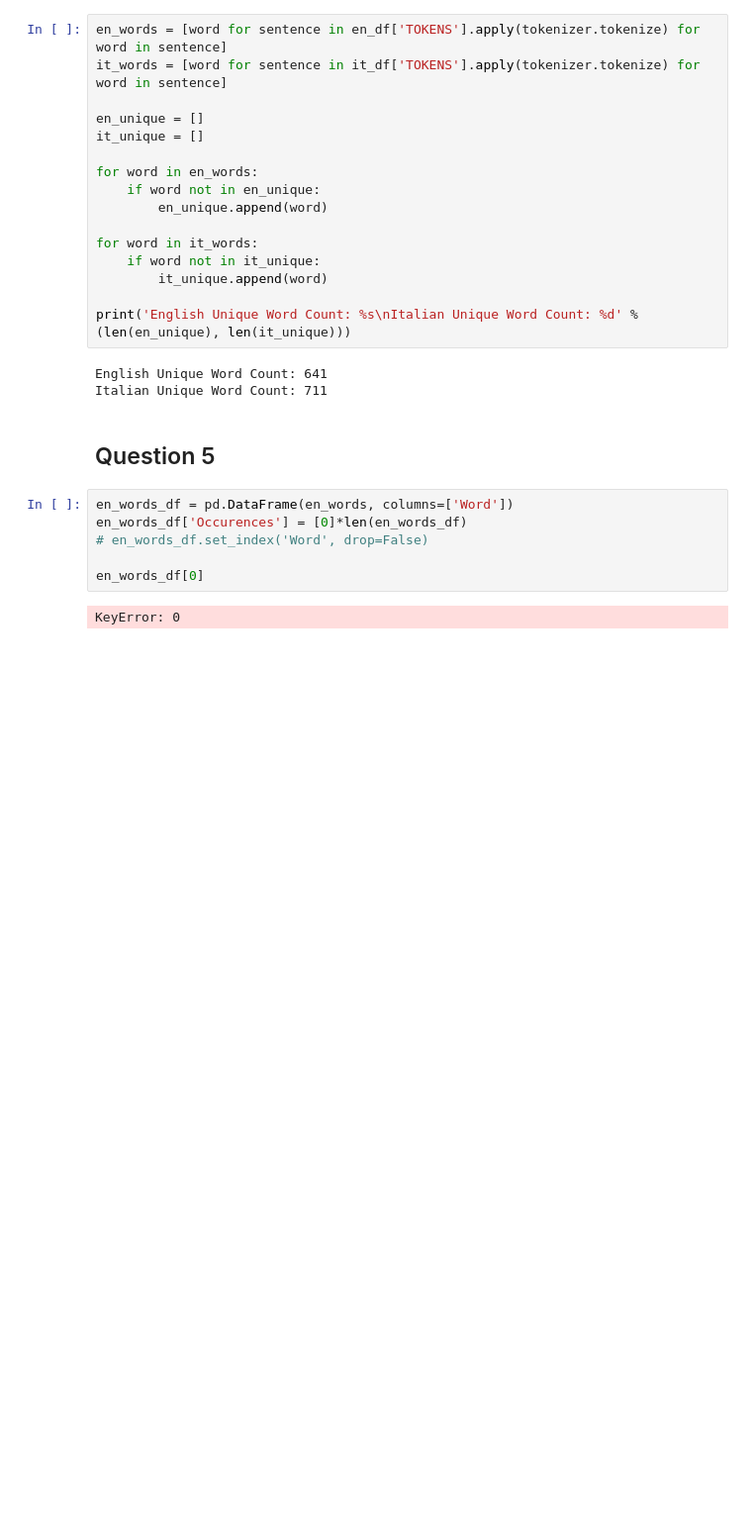
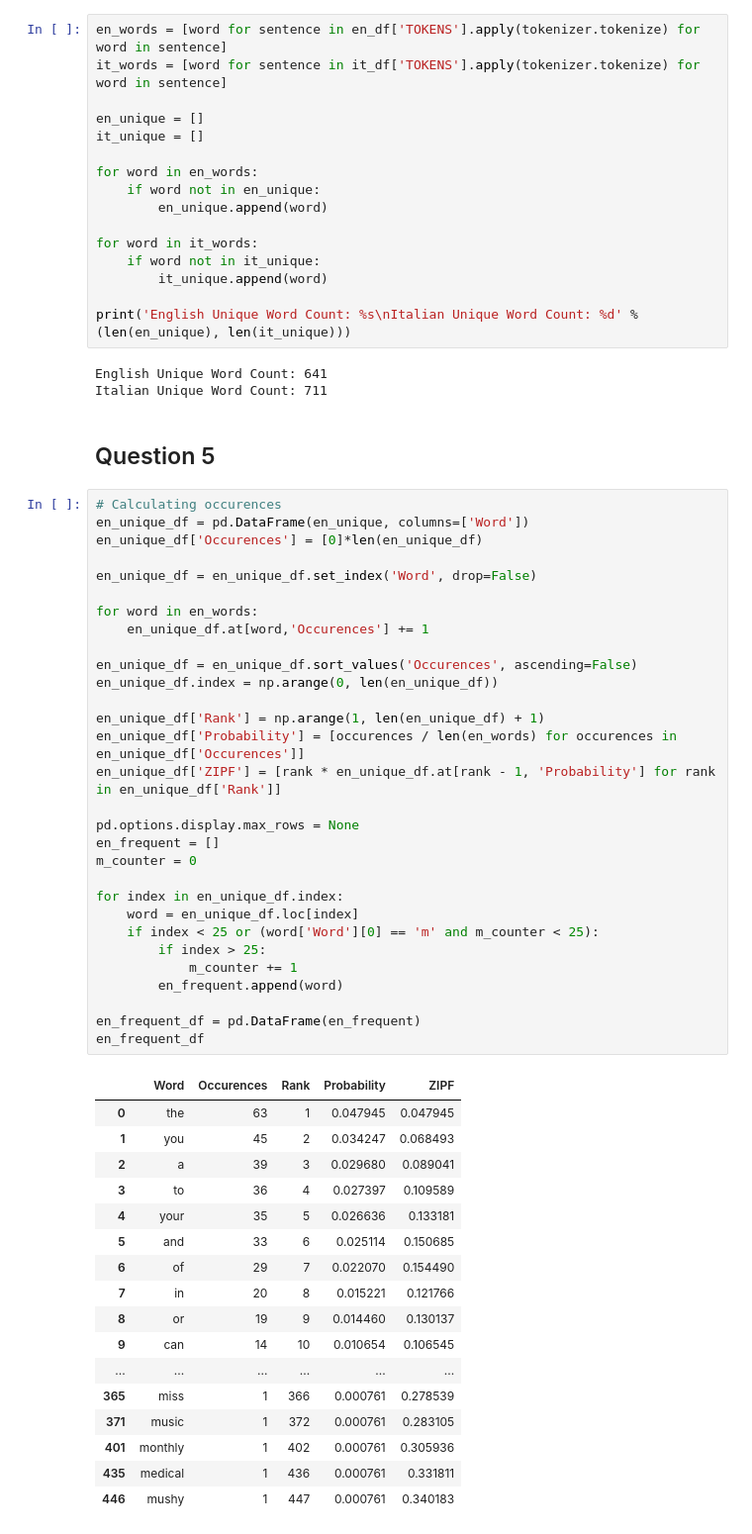
Before and after one commit to nicholasosaka/4111-natural-language-processing, a Jupyter notebook: assignment01/Assignment1.ipynb, the cells around one changed output. Shown: that part at 99% size. Drawn from its saved outputs; the diff is of its cells as text; blank space fills up the shorter version.

```diff
--- a/assignment01/Assignment1.ipynb
+++ b/assignment01/Assignment1.ipynb
@@ -86,11 +86,51 @@ English Unique Word Count: 641
 Italian Unique Word Count: 711
 # %% [markdown]
 ## Question 5
-# %%
-en_words_df = pd.DataFrame(en_words, columns=['Word'])
-en_words_df['Occurences'] = [0]*len(en_words_df)
-# en_words_df.set_index('Word', drop=False)
-
-en_words_df[0]
-# %% [output]
-KeyError: 0
+# %%
+# Calculating occurences
+en_unique_df = pd.DataFrame(en_unique, columns=['Word'])
+en_unique_df['Occurences'] = [0]*len(en_unique_df)
+
+en_unique_df = en_unique_df.set_index('Word', drop=False)
+
+for word in en_words:
+    en_unique_df.at[word,'Occurences'] += 1
+
+en_unique_df = en_unique_df.sort_values('Occurences', ascending=False)
+en_unique_df.index = np.arange(0, len(en_unique_df))
+
+en_unique_df['Rank'] = np.arange(1, len(en_unique_df) + 1)
+en_unique_df['Probability'] = [occurences / len(en_words) for occurences in en_unique_df['Occurences']]
+en_unique_df['ZIPF'] = [rank * en_unique_df.at[rank - 1, 'Probability'] for rank in en_unique_df['Rank']]
+
+pd.options.display.max_rows = None
+en_frequent = []
+m_counter = 0
+
+for index in en_unique_df.index:
+    word = en_unique_df.loc[index]
+    if index < 25 or (word['Word'][0] == 'm' and m_counter < 25):
+        if index > 25:
+            m_counter += 1
+        en_frequent.append(word)
+
+en_frequent_df = pd.DataFrame(en_frequent)
+en_frequent_df
+# %% [output]
+|  | Word | Occurences | Rank | Probability | ZIPF |
+| 0 | the | 63 | 1 | 0.047945 | 0.047945 |
+| 1 | you | 45 | 2 | 0.034247 | 0.068493 |
+| 2 | a | 39 | 3 | 0.029680 | 0.089041 |
+| 3 | to | 36 | 4 | 0.027397 | 0.109589 |
+| 4 | your | 35 | 5 | 0.026636 | 0.133181 |
+| 5 | and | 33 | 6 | 0.025114 | 0.150685 |
+| 6 | of | 29 | 7 | 0.022070 | 0.154490 |
+| 7 | in | 20 | 8 | 0.015221 | 0.121766 |
+| 8 | or | 19 | 9 | 0.014460 | 0.130137 |
+| 9 | can | 14 | 10 | 0.010654 | 0.106545 |
+| ... | ... | ... | ... | ... | ... |
+| 365 | miss | 1 | 366 | 0.000761 | 0.278539 |
+| 371 | music | 1 | 372 | 0.000761 | 0.283105 |
+| 401 | monthly | 1 | 402 | 0.000761 | 0.305936 |
+| 435 | medical | 1 | 436 | 0.000761 | 0.331811 |
+| 446 | mushy | 1 | 447 | 0.000761 | 0.340183 |
```
Also changed, not shown: parts of 2 cells of this notebook.
